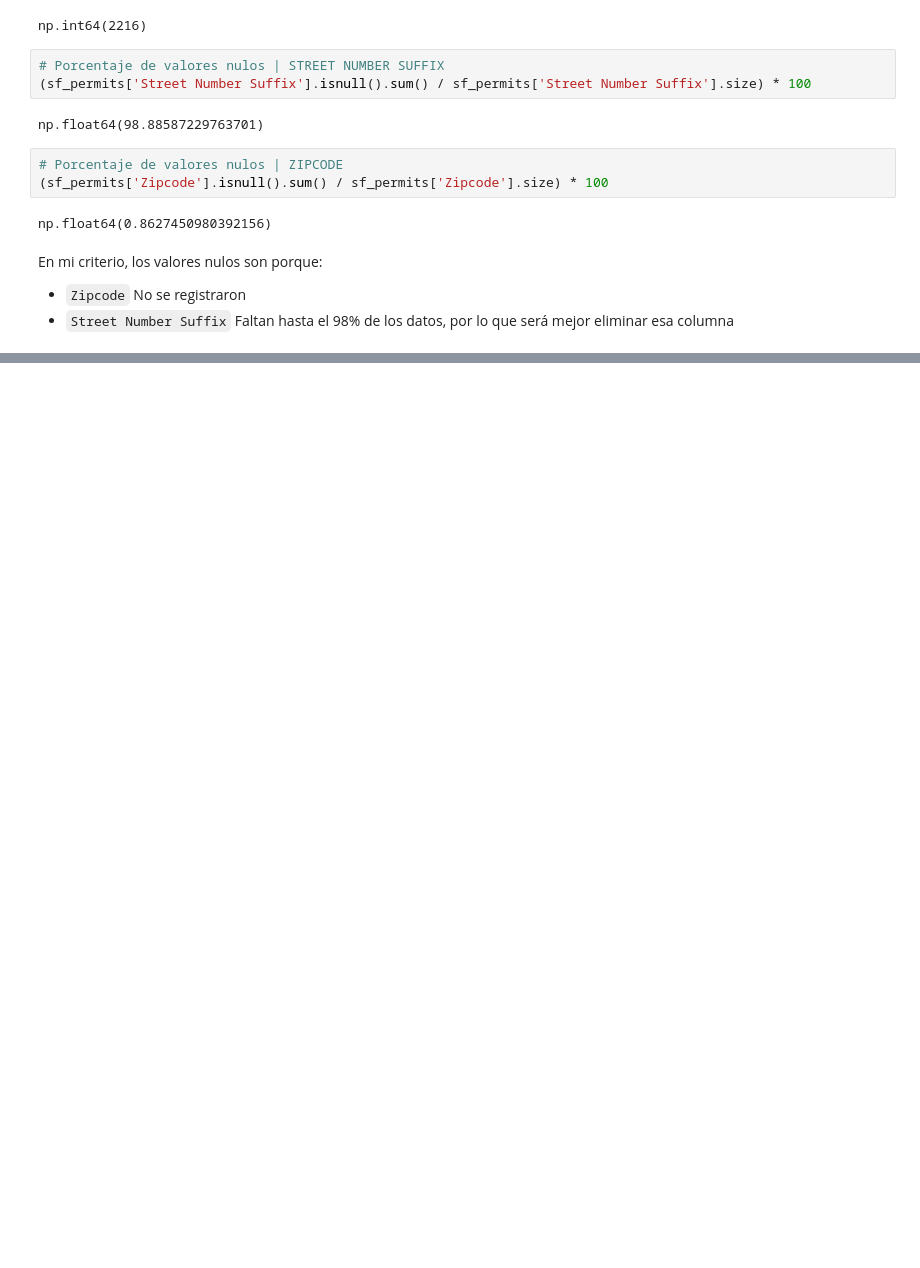
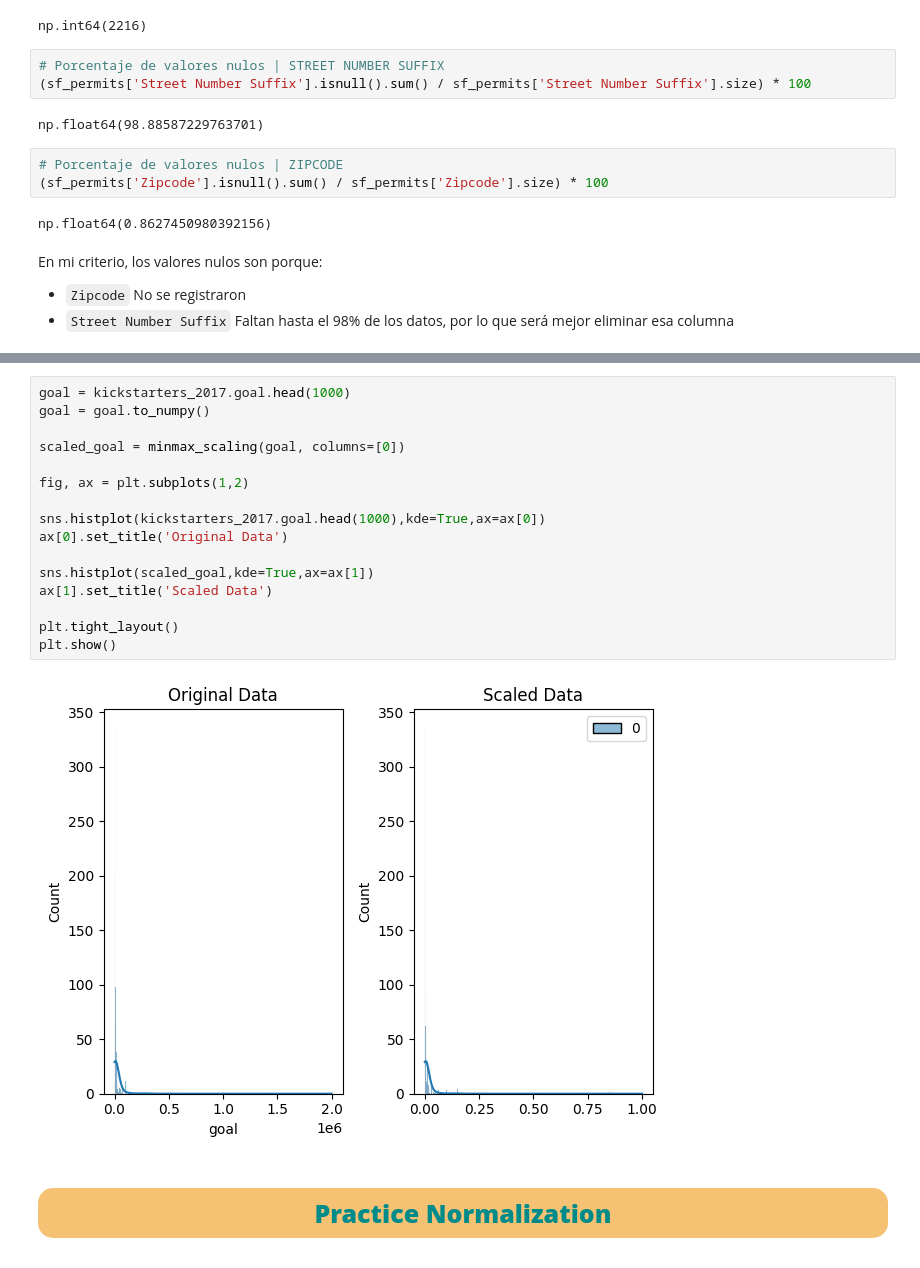
Before and after one commit to JohnFrankIb/Data_Analysis_Study, a Jupyter notebook: Data Cleaning/data_cleaning.ipynb, the cells around one changed output, grey strips where cells are left out. Drawn from its saved outputs; the diff is of its cells as text; blank space fills up the shorter version.

```diff
--- a/Data Cleaning/data_cleaning.ipynb
+++ b/Data Cleaning/data_cleaning.ipynb
@@ -175,0 +330,20 @@ En mi criterio, los valores nulos son porque:
+# %%
+goal = kickstarters_2017.goal.head(1000)
+goal = goal.to_numpy()
+
+scaled_goal = minmax_scaling(goal, columns=[0])
+
+fig, ax = plt.subplots(1,2)
+
+sns.histplot(kickstarters_2017.goal.head(1000),kde=True,ax=ax[0])
+ax[0].set_title('Original Data')
+
+sns.histplot(scaled_goal,kde=True,ax=ax[1])
+ax[1].set_title('Scaled Data')
+
+plt.tight_layout()
+plt.show()
+# %% [output]
+[figure, added]
+# %% [markdown]
+## <p id='tema1' style='text-align:center;background-color:#f4c272;color:#008b8b;font-weight:800;font-size:25px;border-radius:15px;padding:10px;'>Practice Normalization</p>
```
Also changed, not shown: parts of 30 cells of this notebook, 1 other file.
